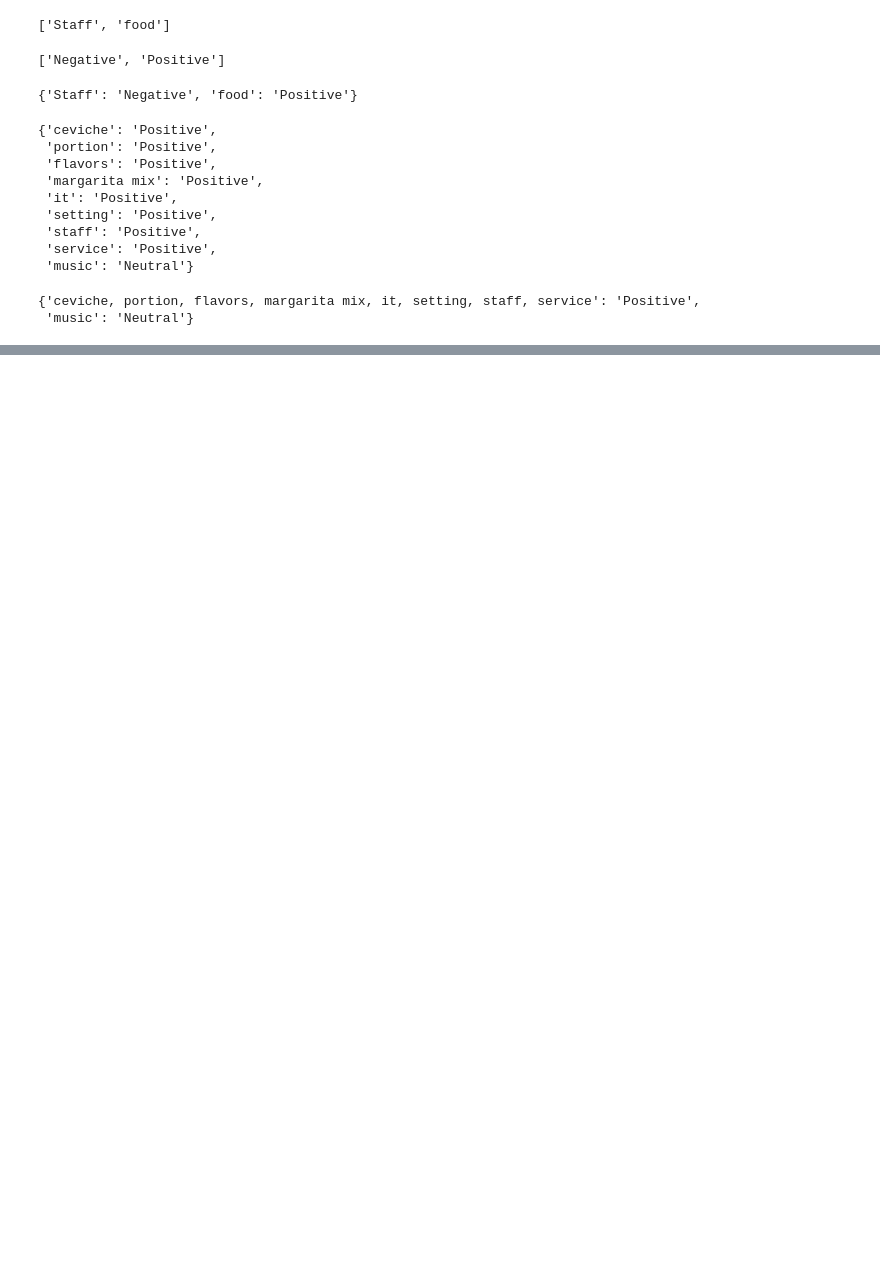
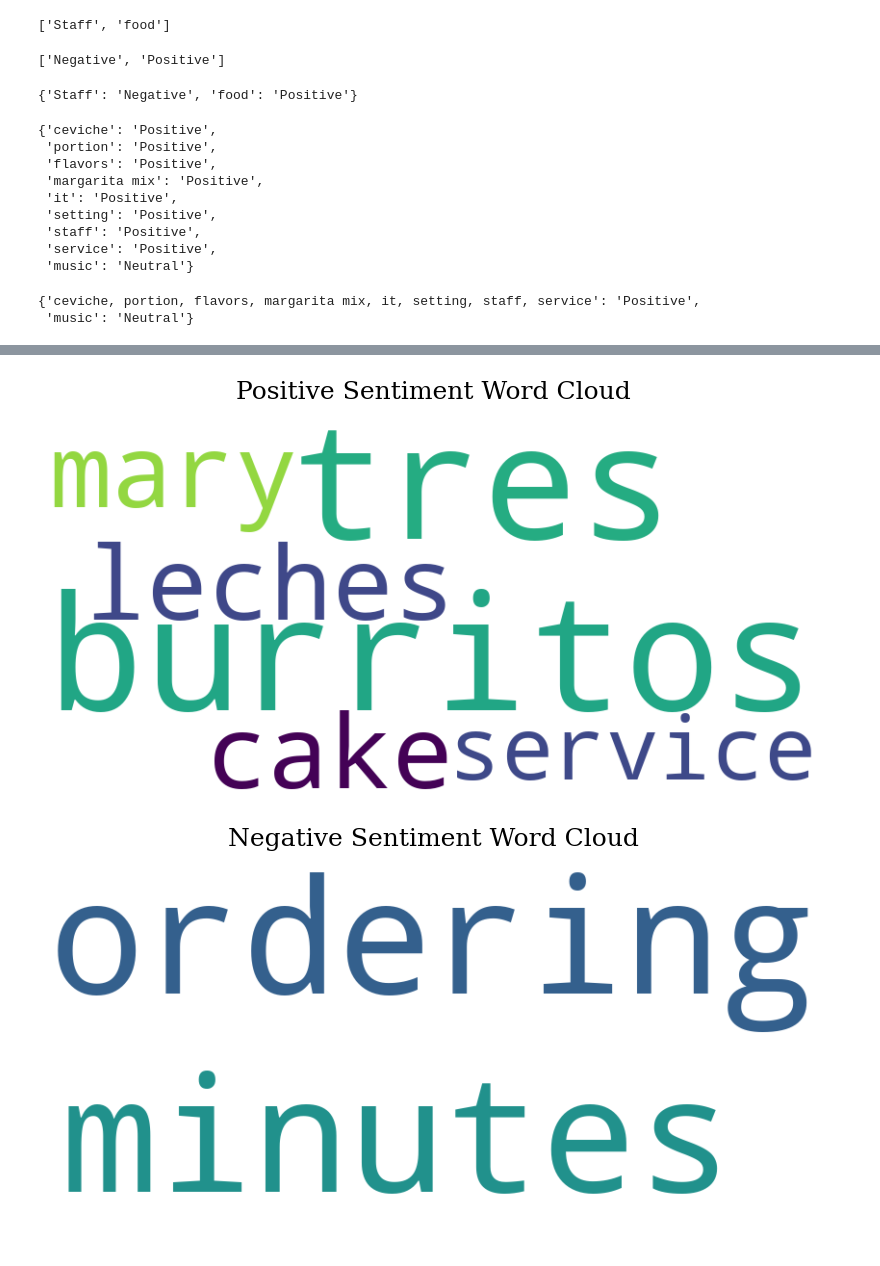
Before and after one commit to mindyng/2024-Business-Projects, a Jupyter notebook: yelp-reviews-analysis.ipynb, the cells around one changed output, grey strips where cells are left out. Drawn from its saved outputs; the diff is of its cells as text; code cells hidden in the pictures; blank space fills up the shorter version.

```diff
--- a/yelp-reviews-analysis.ipynb
+++ b/yelp-reviews-analysis.ipynb
@@ -1690,0 +1675,17 @@ sample2.head()
+# %%
+# Function to expand absa_sp dictionary into separate columns
+def expand_absa_sp(row):
+    result = {}
+    for key, value in row.items():
+        result[key] = value
+    return pd.Series(result)
+
+# Apply the function to the absa_sp column
+expanded_columns = sample2['absa_sp'].apply(expand_absa_sp)
+
+# Concatenate the original DataFrame with the expanded columns
+sample2 = pd.concat([sample2, expanded_columns], axis=1)
+
+# Change NaN to None
+sample2 = sample2.replace({np.nan: None})
+sample2
@@ -1690,0 +1699,21 @@ sample2.head()
+# %%
+# Create wordclouds for each sentiment
+
+# Function to generate word cloud
+def generate_wordcloud(column_data, title):
+    text = ' '.join(filter(None, column_data))
+    wordcloud = WordCloud(width=800, height=400, background_color='white').generate(text)
+
+    plt.figure(figsize=(10, 5))
+    plt.imshow(wordcloud, interpolation='bilinear')
+    plt.title(title)
+    plt.axis('off')
+    plt.show()
+
+# Generate word clouds for each sentiment
+generate_wordcloud(sample2['Positive'], 'Positive Sentiment Word Cloud')
+# generate_wordcloud(sample2['Neutral'], 'Neutral Sentiment Word Cloud')
+generate_wordcloud(sample2['Negative'], 'Negative Sentiment Word Cloud')
+# %% [output]
+[figure, added]
+[figure, added]
```
Also changed, not shown: parts of 44 cells of this notebook.
